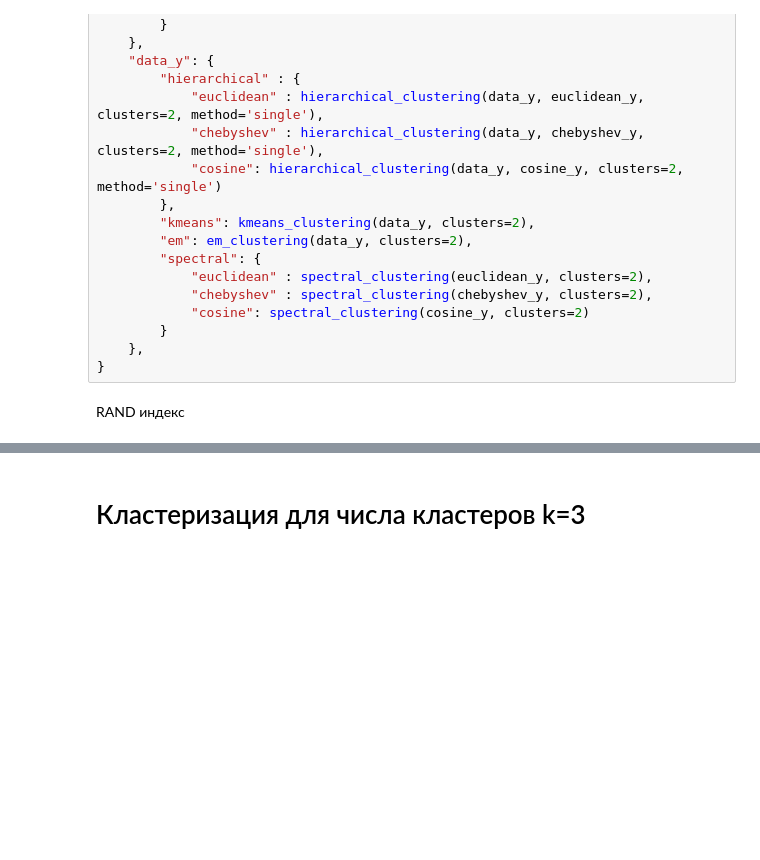
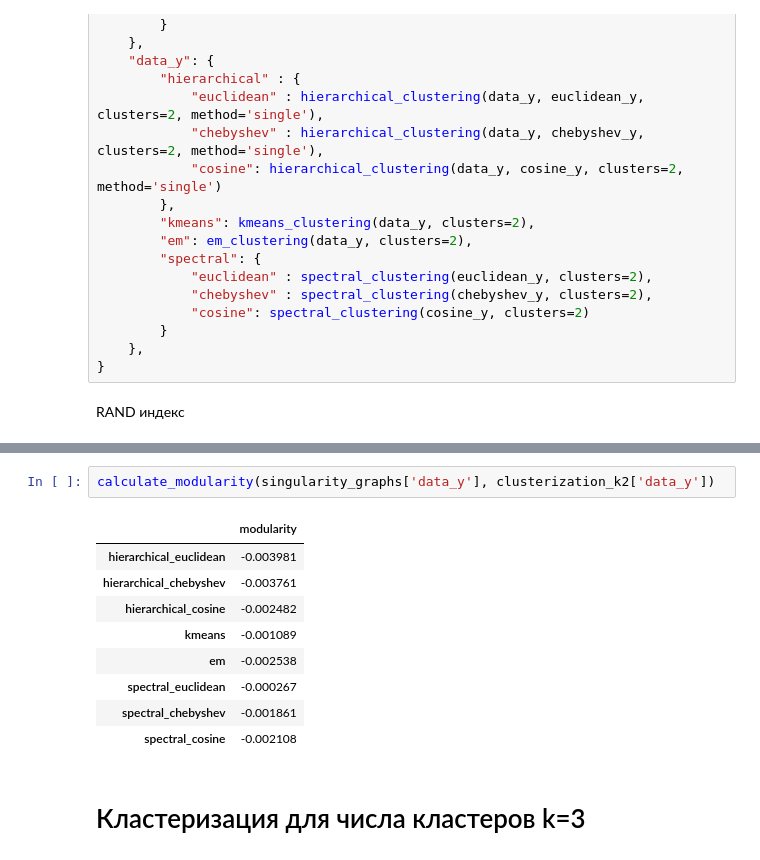
Before and after one commit to Vladislav-Kanev/Clustering_lab2, a Jupyter notebook: report.ipynb, the cells around one changed output, grey strips where cells are left out. Drawn from its saved outputs; the diff is of its cells as text; blank space fills up the shorter version.

```diff
--- a/report.ipynb
+++ b/report.ipynb
@@ -260,3 +287,15 @@ calculate_rand_index(clusterization_k2['data_y'], adjusted_rand_score)
+# %%
+calculate_modularity(singularity_graphs['data_y'], clusterization_k2['data_y'])
+# %% [output]
+|  | modularity |
+| hierarchical_euclidean | -0.003981 |
+| hierarchical_chebyshev | -0.003761 |
+| hierarchical_cosine | -0.002482 |
+| kmeans | -0.001089 |
+| em | -0.002538 |
+| spectral_euclidean | -0.000267 |
+| spectral_chebyshev | -0.001861 |
+| spectral_cosine | -0.002108 |
 # %% [markdown]
 # Кластеризация для числа кластеров k=3
 # %%
```
Also changed, not shown: parts of 14 cells of this notebook, 3 other files.
